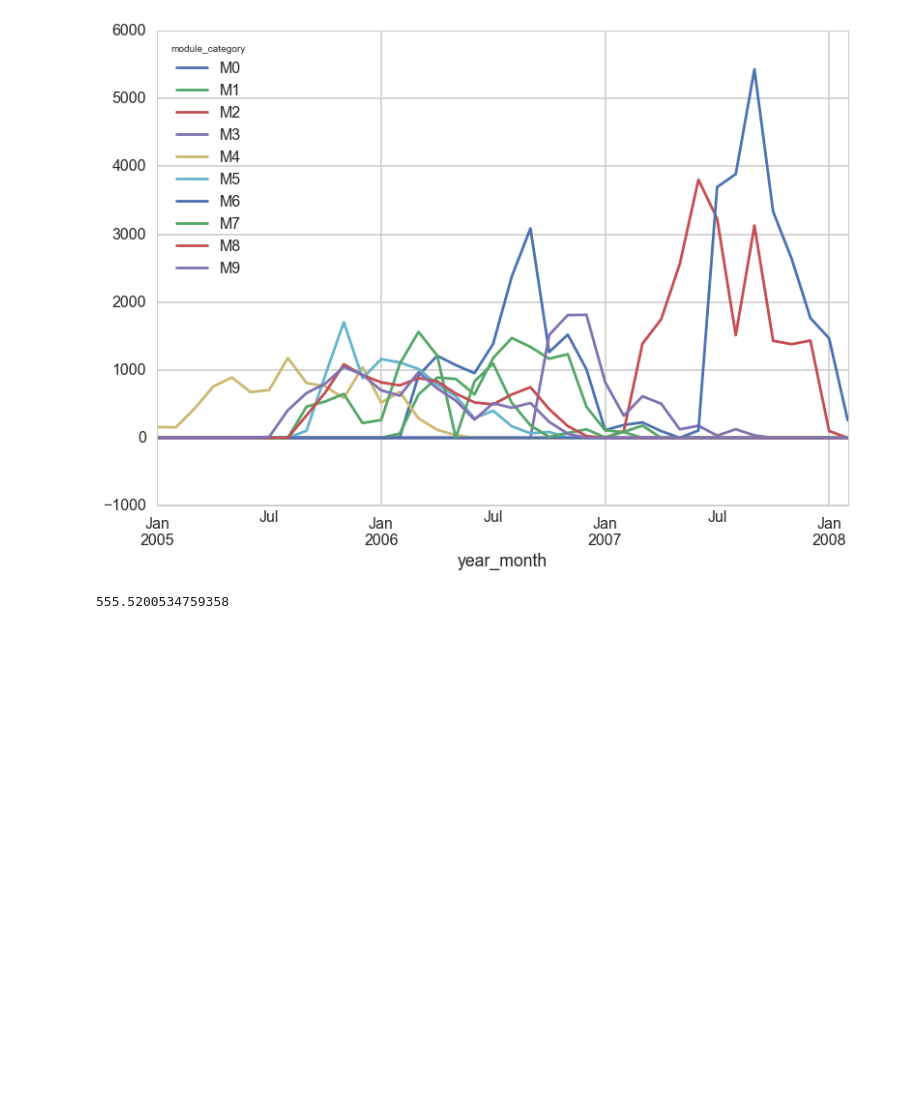
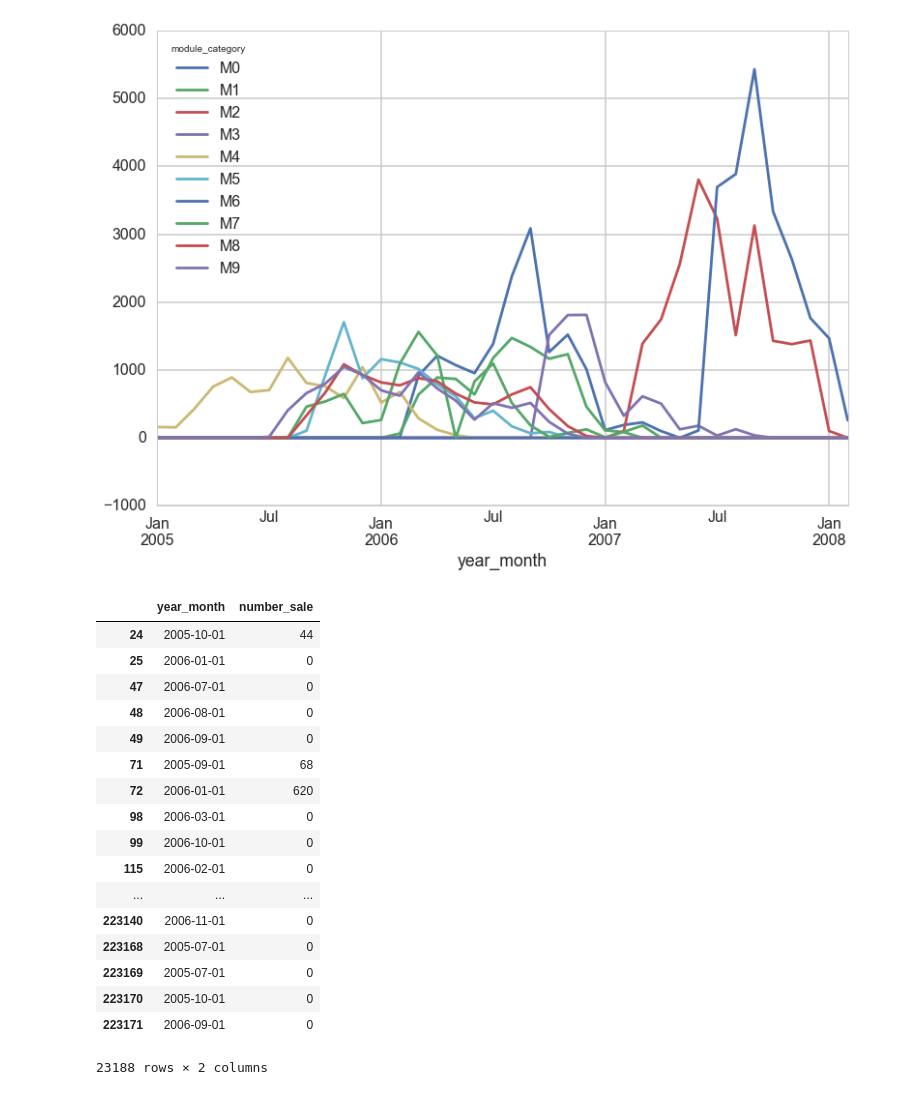
Before and after one commit to numb3r33/Kaggle-Competitions, a Jupyter notebook: PAKDD/PAKDD.ipynb, the cells around one changed output. Drawn from its saved outputs; the diff is of its cells as text; code cells hidden in the pictures; blank space fills up the shorter version.

```diff
--- a/PAKDD/PAKDD.ipynb
+++ b/PAKDD/PAKDD.ipynb
@@ -177,6 +221,23 @@ g.plot();
 # %% [output]
 [figure]
 # %%
-sales[sales.module_category == 'M9']['number_sale'].mean()
+sales[sales.module_category == 'M9'][['year_month', 'number_sale']]
 # %% [output]
+|  | year_month | number_sale |
+| 24 | 2005-10-01 | 44 |
+| 25 | 2006-01-01 | 0 |
+| 47 | 2006-07-01 | 0 |
+| 48 | 2006-08-01 | 0 |
+| 49 | 2006-09-01 | 0 |
+| 71 | 2005-09-01 | 68 |
+| 72 | 2006-01-01 | 620 |
+| 98 | 2006-03-01 | 0 |
+| 99 | 2006-10-01 | 0 |
+| 115 | 2006-02-01 | 0 |
+| ... | ... | ... |
+| 223140 | 2006-11-01 | 0 |
+| 223168 | 2005-07-01 | 0 |
+| 223169 | 2005-07-01 | 0 |
+| 223170 | 2005-10-01 | 0 |
+| 223171 | 2006-09-01 | 0 |
-555.5200534759358
+23188 rows × 2 columns
```
Also changed, not shown: parts of 11 cells of this notebook.
